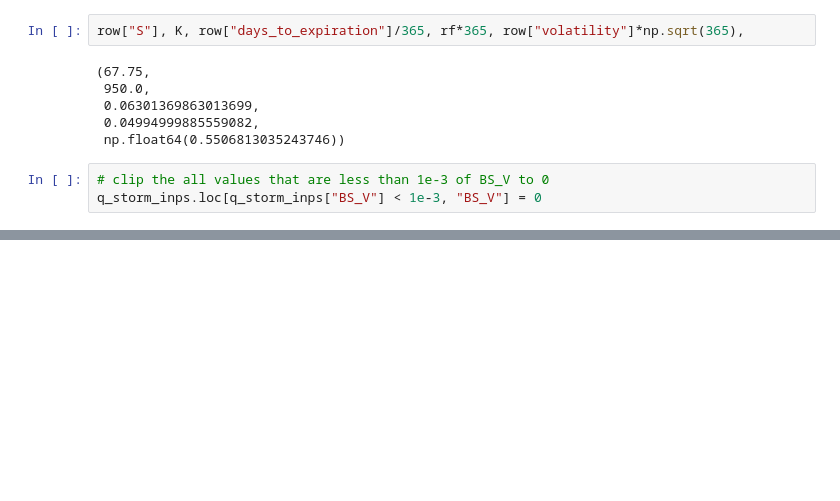
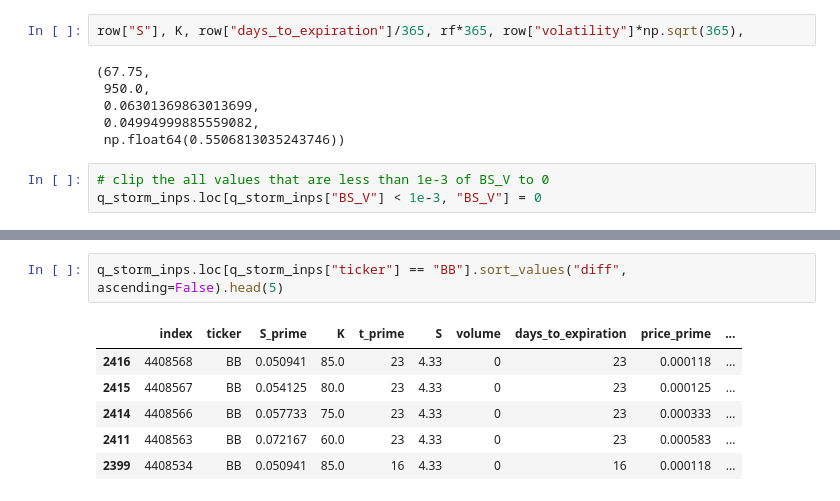
Before and after one commit to izzak98/opt-price, a Jupyter notebook: spde_eval.ipynb, the cells around one changed output, grey strips where cells are left out. Drawn from its saved outputs; the diff is of its cells as text; blank space fills up the shorter version.

```diff
--- a/spde_eval.ipynb
+++ b/spde_eval.ipynb
@@ -444,0 +443,9 @@ q_storm_inps[["S_prime", "S", "days_to_expiration", "price", "price_prime", "V_p
+# %%
+q_storm_inps.loc[q_storm_inps["ticker"] == "BB"].sort_values("diff", ascending=False).head(5)
+# %% [output]
+|  | index | ticker | S_prime | K | t_prime | S | volume | days_to_expiration | price_prime | ... |
+| 2416 | 4408568 | BB | 0.050941 | 85.0 | 23 | 4.33 | 0 | 23 | 0.000118 | ... |
+| 2415 | 4408567 | BB | 0.054125 | 80.0 | 23 | 4.33 | 0 | 23 | 0.000125 | ... |
+| 2414 | 4408566 | BB | 0.057733 | 75.0 | 23 | 4.33 | 0 | 23 | 0.000333 | ... |
+| 2411 | 4408563 | BB | 0.072167 | 60.0 | 23 | 4.33 | 0 | 23 | 0.000583 | ... |
+| 2399 | 4408534 | BB | 0.050941 | 85.0 | 16 | 4.33 | 0 | 16 | 0.000118 | ... |
```
Also changed, not shown: parts of 15 cells of this notebook.
